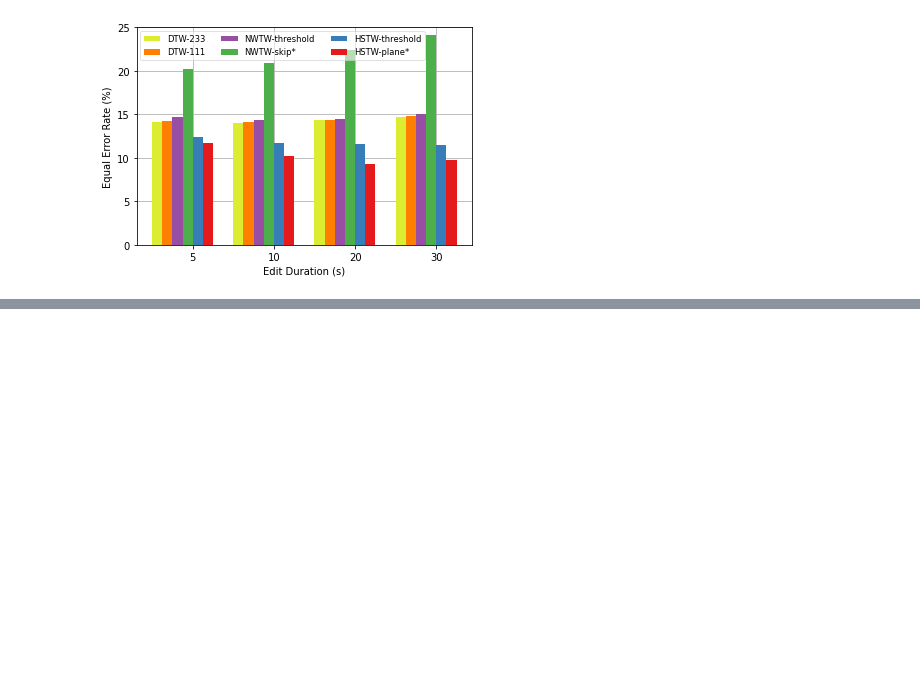
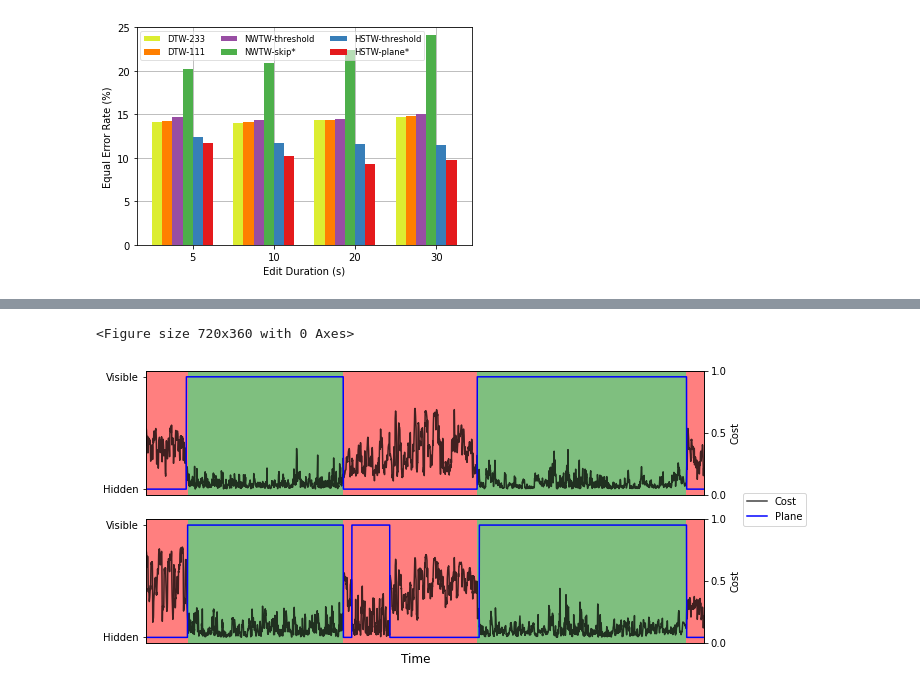
Before and after one commit to HMC-MIR/HSTW, a Jupyter notebook: 06_music_eval.ipynb, the cells around one changed output, grey strips where cells are left out. Cells and saved outputs as stored; diff of their text form; code cells hidden in the pictures; blank space fills up the shorter version.

Commit message:
Added analysis figure and verified repreducability of music results

```diff
--- a/06_music_eval.ipynb
+++ b/06_music_eval.ipynb
@@ -571,8 +585,7 @@ for i, plotTime in enumerate(timesToPlot):
         ROCfile = '/home/%s/ttmp/partial_match/%s/evaluations/attribution/align_clean_to_%ss/%s.pkl' \
         % (user, cfg, str(plotTime), plotSys)
         ROC = pkl.load(open(ROCfile, 'rb'))
-        FP, FN, minDiff = findEER(ROC)
-        EERs[i,j] = (FP + FN) / 2 # Take the average of the FP and FN rates when they are at the closest point
+        EERs[i,j] = findEER(ROC)
 
 threshold_errs = np.array(EERs).T
 errs = [threshold_errs[0], threshold_errs[1], threshold_errs[2], nwtw_skip, threshold_errs[3], hstw_plane]
@@ -634,0 +641,9 @@ plotFinalAttribution(times, errs, legend, savefile="/home/{}/ttmp/partial_match/
+# %%
+sr = 22050
+scoring_collar = 0.1
+hop_sec = 512 / 22050
+
+editTime = 30 # Plot in paper uses 25 second edit time
+benchmark = 'test_benchmark' # Plot in paper was made using train benchmark
+query_list = open('cfg_files/query.test.list', 'r') # Plot in paper was made using train benchmark
+system = 'hstw/gamma_10_beta_150'
@@ -634,0 +706,56 @@ plotFinalAttribution(times, errs, legend, savefile="/home/{}/ttmp/partial_match/
+# %%
+# Change this to plot different queries
+goodLine = lines[0]
+badLine = lines[1]
+# %%
+goodAtts, goodFiltd, goodBoundaries, _ = getAttribEval(goodLine)
+badAtts, badFiltd, badBoundaries, _ = getAttribEval(badLine)
+# %%
+plt.figure(figsize=(10,5));
+fig,axs = plt.subplots(2,1, figsize=(10,5));
+# Upper Plot: Good
+frameBoundaries = goodBoundaries * 22050/512
+axs[0].axvspan(0, frameBoundaries[0], facecolor='r', alpha=0.5);
+axs[0].axvspan(frameBoundaries[0], frameBoundaries[1], facecolor='g', alpha=0.5);
+axs[0].axvspan(frameBoundaries[1], frameBoundaries[2], facecolor='r', alpha=0.5);
+axs[0].axvspan(frameBoundaries[2], frameBoundaries[3], facecolor='g', alpha=0.5);
+axs[0].axvspan(frameBoundaries[3], goodAtts.shape[0], facecolor='r', alpha=0.5);
+axs[0].set_xlim(0,goodAtts.shape[0])
+
+
+axs[0].plot(goodAtts[:,2], c = 'k', alpha = 0.75)
+axs[0].plot(goodAtts[:,1], c = 'b');
+axs[0].set_yticks([0,1]);
+axs[0].set_yticklabels(["Hidden", "Visible"])
+axs[0].set_xticks([])
+axs2 = axs[0].twinx()
+axs2.set_ylabel("Cost");
+axs2.set_yticks([0,0.5,1]);
+axs[0].set_xticks([])
+
+# Lower Plot: Bad
+frameBoundaries = badBoundaries * 22050/512
+axs[1].axvspan(0, frameBoundaries[0], facecolor='r', alpha=0.5);
+axs[1].axvspan(frameBoundaries[0], frameBoundaries[1], facecolor='g', alpha=0.5);
+axs[1].axvspan(frameBoundaries[1], frameBoundaries[2], facecolor='r', alpha=0.5);
+axs[1].axvspan(frameBoundaries[2], frameBoundaries[3], facecolor='g', alpha=0.5);
+axs[1].axvspan(frameBoundaries[3], badAtts.shape[0], facecolor='r', alpha=0.5);
+axs[1].set_xlim(0,badAtts.shape[0])
+
+
+axs[1].plot(badAtts[:,2], c = 'k', alpha = 0.75)
+axs[1].plot(badAtts[:,1], c = 'b');
+axs[1].legend(["Cost", "Plane"], loc = (1.07,0.95));
+axs[1].set_yticks([0,1]);
+axs[1].set_yticklabels(["Hidden", "Visible"])
+axs[1].set_xticks([]);
+axs3 = axs[1].twinx()
+axs3.set_ylabel("Cost");
+axs3.set_yticks([0,0.5,1]);
+
+fig.text(0.5, 0.07, 'Time', ha='center', fontsize = "large");
+
+plt.savefig("musicAnalysisFig.png", bbox_inches='tight', dpi=300)
+# %% [output]
+<Figure size 720x360 with 0 Axes>
+[figure, added]
```
Also changed, not shown: parts of 26 cells of this notebook.
